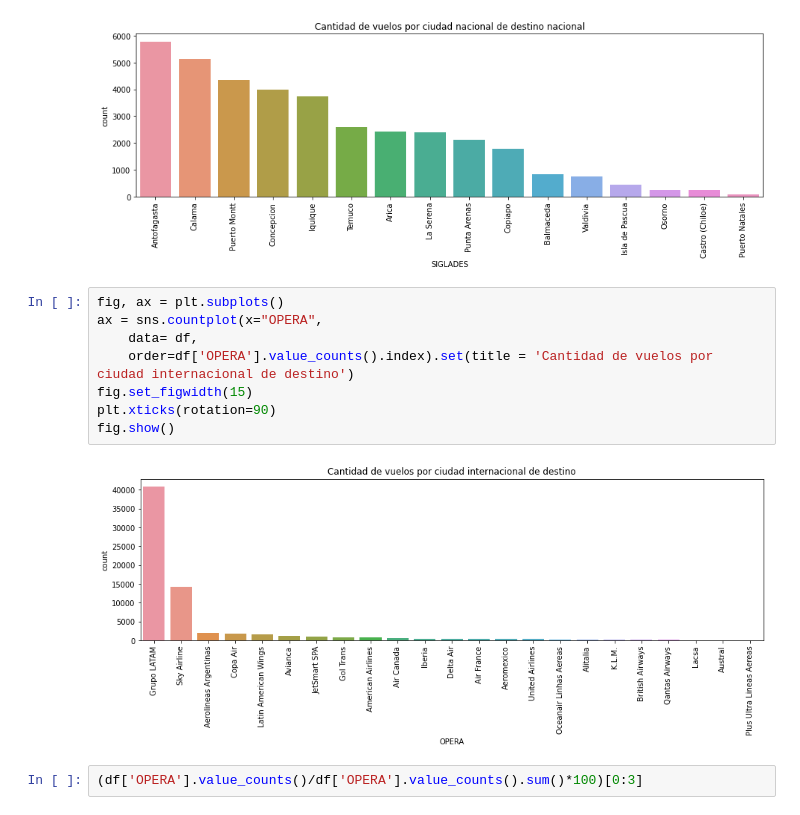
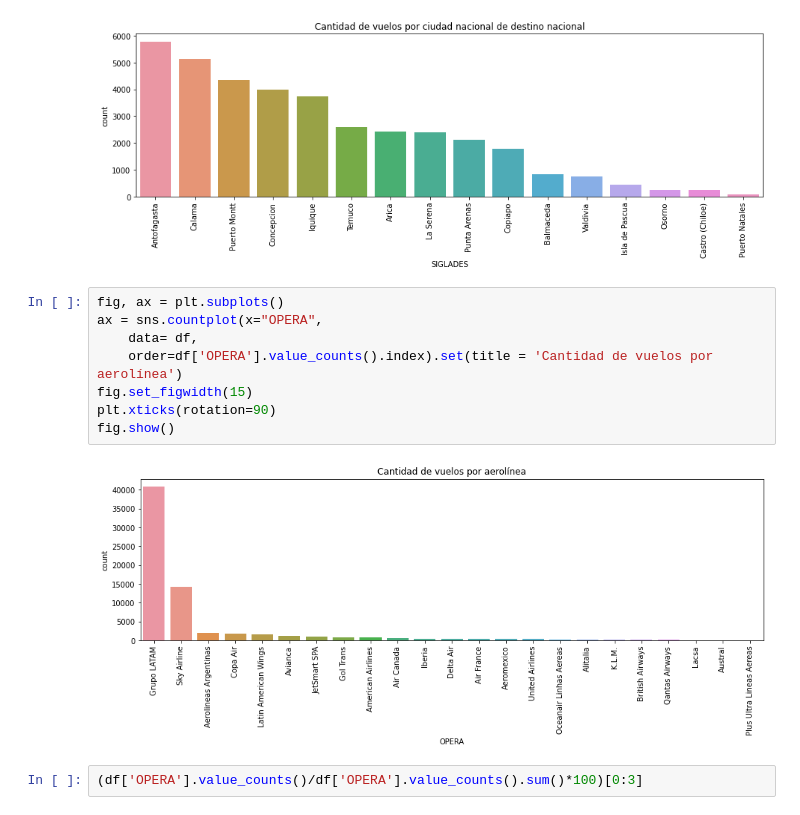
Before and after one commit to alejandraneelyp/DSChallenge, a Jupyter notebook: solution.ipynb, the cells around one changed output. Saved outputs shown, nothing was run; the diff lists cells and outputs as text.

```diff
--- a/solution.ipynb
+++ b/solution.ipynb
@@ -155,13 +157,13 @@ fig.show()
 # %%
 fig, ax = plt.subplots()
 ax = sns.countplot(x="OPERA",
     data= df,
-    order=df['OPERA'].value_counts().index).set(title = 'Cantidad de vuelos por ciudad internacional de destino')
+    order=df['OPERA'].value_counts().index).set(title = 'Cantidad de vuelos por aerolínea')
 fig.set_figwidth(15)
 plt.xticks(rotation=90)
 fig.show()
 # %% [output]
-[figure, old version]
+[figure, new version]
 # %%
 (df['OPERA'].value_counts()/df['OPERA'].value_counts().sum()*100)[0:3]
 # %% [output]
```
Also changed, not shown: parts of 10 cells of this notebook, 1 other file.
